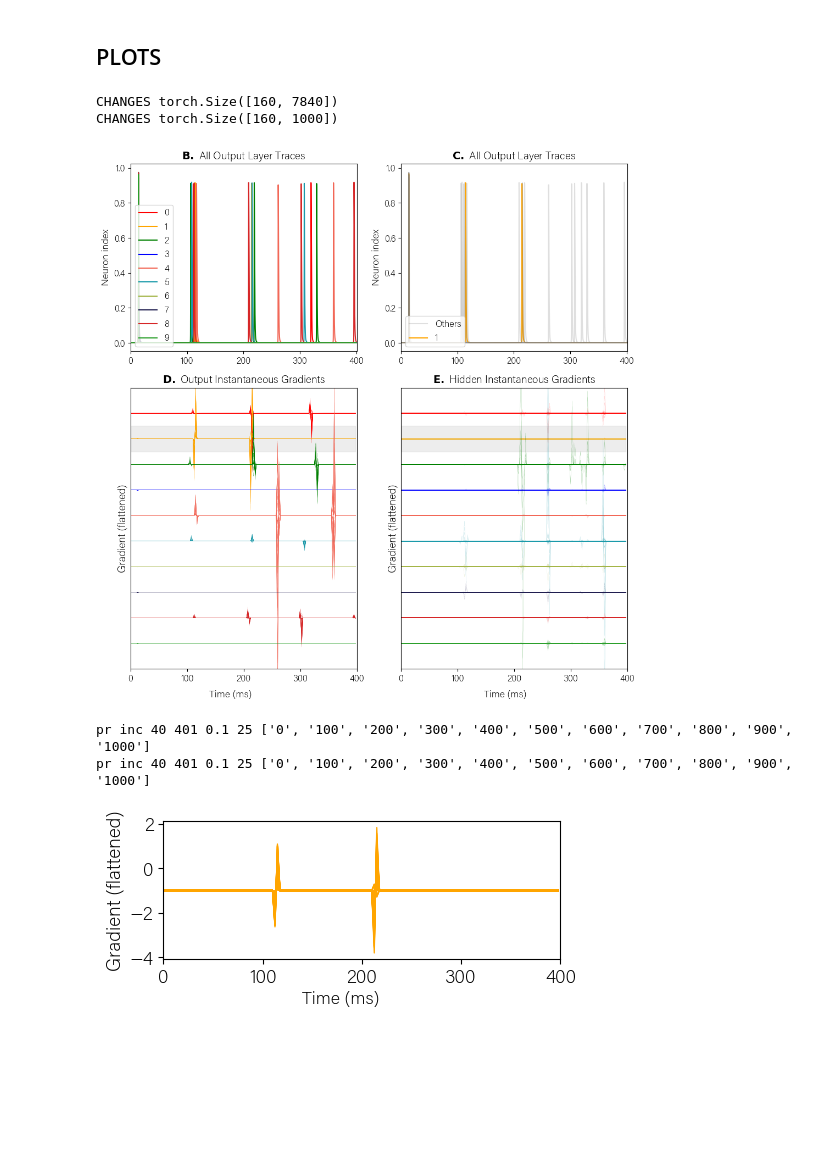
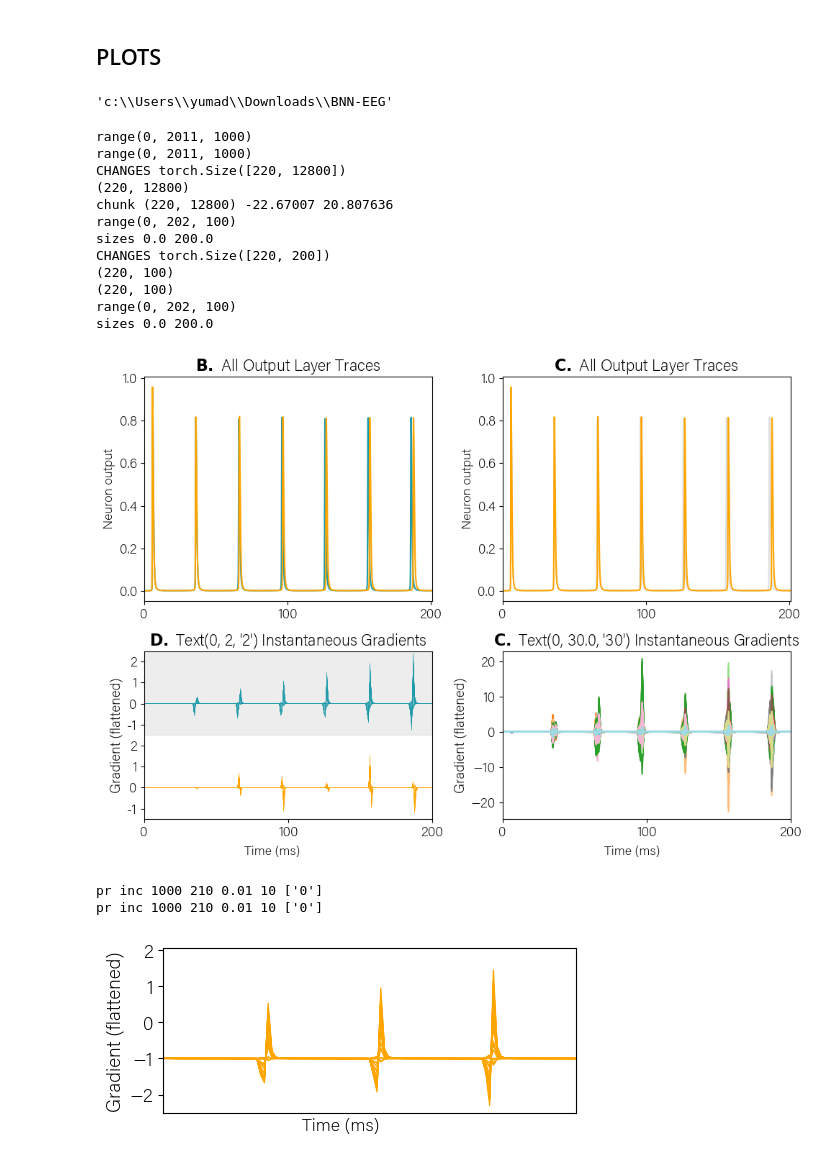
Before and after one commit to mccruz22/BNN-EEG, a Jupyter notebook: HebbianLearning.ipynb, the cells around one changed output. Drawn from its saved outputs; the diff is of its cells as text; code cells hidden in the pictures; blank space fills up the shorter version.

```diff
--- a/HebbianLearning.ipynb
+++ b/HebbianLearning.ipynb
@@ -74,7 +79,7 @@ Ws.0.weight
 Ws.1.weight
 Loading spiketrains for phase: train, n_samples = 300, offset = 0
 # %%
-sliding_grads = ZANJ().read("data/meas_slid_grad_MNIST_RS_10states_100wind_4000_v2.zanj")
+sliding_grads = ZANJ().read("data/meas_slid_grad_SUB012_2states_10wind.zanj")
 
 changes1 = sliding_grads.get('sliding_grad_1') #[190, 78400], [150, 1] #[22, 12800])
 changes2 = sliding_grads.get('sliding_grad_2') #[190, 1000], [150, 10] #[22, 200]
@@ -90,11 +95,16 @@ a2 = sliding_grads.get('interm_out')[1][1].squeeze() #[19000, 10]
 ## PLOTS
 # %%
 from matplotlib import font_manager as fm
-from matplotlib import rc
 import matplotlib.gridspec as gridspec
 import numpy as np
+from pathlib import Path
 
-font_path = "/home/mccruz/font_acumin"  # Replace with the path to your font file
-prop = fm.FontProperties(fname=font_path, size = 14)
-prop2 = fm.FontProperties(fname=font_path, size = 16)
+font_path = Path.cwd() / "data" / "font_acumin"
+
+prop = fm.FontProperties(fname=str(font_path), size=14)
+prop2 = fm.FontProperties(fname=str(font_path), size=16)
+# %%
+pwd
+# %% [output]
+'c:\\Users\\yumad\\Downloads\\BNN-EEG'
 # %%
@@ -202,7 +260,17 @@ def fig_4v4(sliding_grads, start=0, end=40, inc=1000, window_size=25, dt=0.1):
 # %%
-fig_4v4(sliding_grads, start = 0, end = 401, inc = 1000)
+fig_4v4(sliding_grads,start = 0, end = 201, inc = 1000, window_size = 10, dt = 0.1)
 # %% [output]
-CHANGES torch.Size([160, 7840])
-CHANGES torch.Size([160, 1000])
+range(0, 2011, 1000)
+range(0, 2011, 1000)
+CHANGES torch.Size([220, 12800])
+(220, 12800)
+chunk (220, 12800) -22.67007 20.807636
+range(0, 202, 100)
+sizes 0.0 200.0
+CHANGES torch.Size([220, 200])
+(220, 100)
+(220, 100)
+range(0, 202, 100)
+sizes 0.0 200.0
-[figure, old version]
+[figure, new version]
 # %%
@@ -263,8 +343,8 @@ def fig_4v5(sliding_grads, start = 0, end = 40, inc = 1000, window_size = 25, dt
     plt.show()
     BNNConfig().sim_t = 4000
-# %%
-fig_4v5(sliding_grads, start = 0, end = 401, inc = 1000)
-# %% [output]
-pr inc 40 401 0.1 25 ['0', '100', '200', '300', '400', '500', '600', '700', '800', '900', '1000']
-pr inc 40 401 0.1 25 ['0', '100', '200', '300', '400', '500', '600', '700', '800', '900', '1000']
-[figure, removed]
+# %%
+fig_4v5(sliding_grads,start = 10, end = 21, inc = 10000, window_size = 10, dt = 0.01)
+# %% [output]
+pr inc 1000 210 0.01 10 ['0']
+pr inc 1000 210 0.01 10 ['0']
+[figure, added]
```
Also changed, not shown: parts of 4 cells of this notebook, 3 other files.
